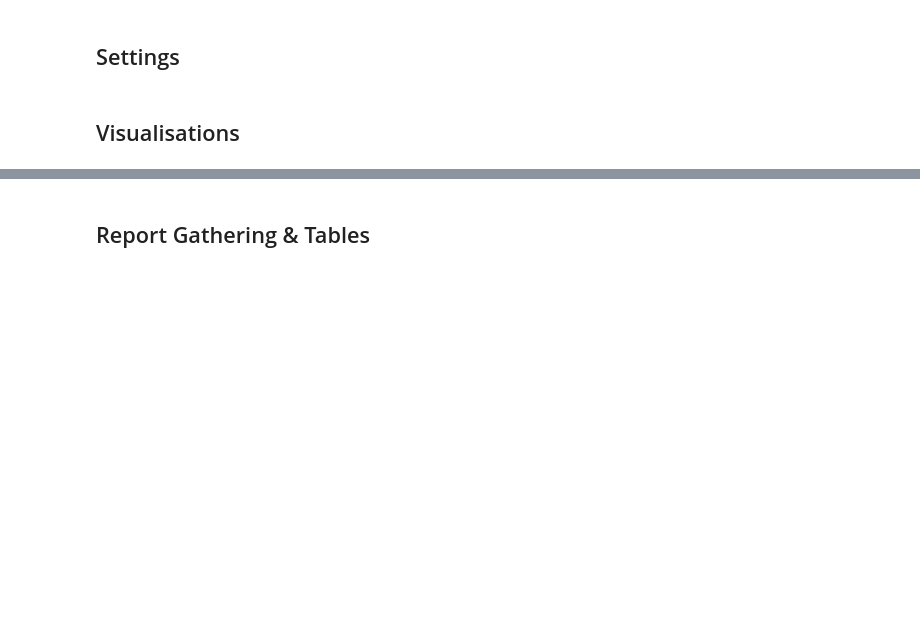
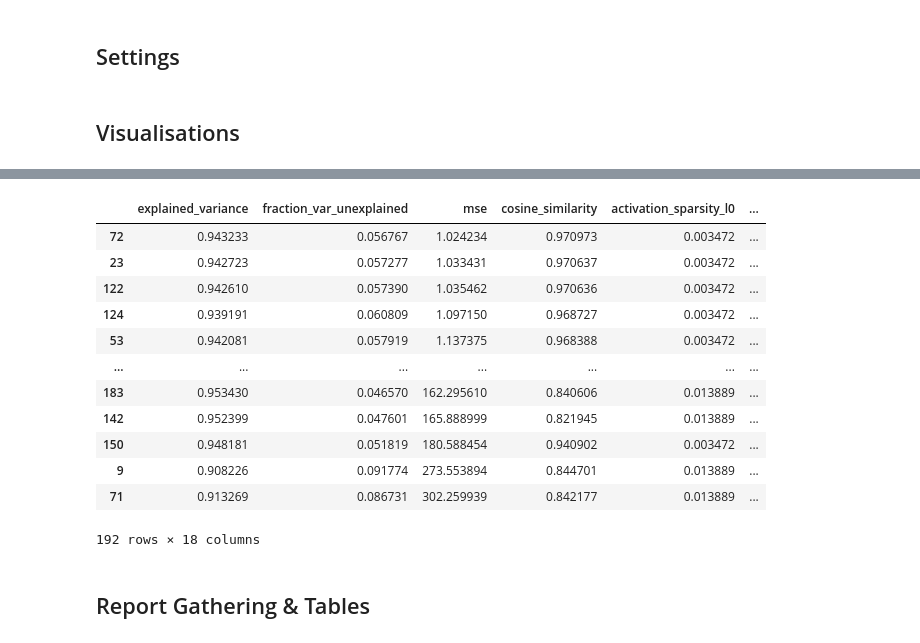
Before and after one commit to MisterXY89/sae-refusal-eval, a Jupyter notebook: src/result-reporting.ipynb, the cells around one changed output, grey strips where cells are left out. Drawn from its saved outputs; the diff is of its cells as text; code cells hidden in the pictures; blank space fills up the shorter version.

Commit message:
updated results

```diff
--- a/src/result-reporting.ipynb
+++ b/src/result-reporting.ipynb
@@ -36,0 +51,16 @@ Found 1 evaluation datasets. Generating a dashboard for each...
+# %%
+results_df.sort_values(by="mse", ascending=True)
+# %% [output]
+|  | explained_variance | fraction_var_unexplained | mse | cosine_similarity | activation_sparsity_l0 | ... |
+| 72 | 0.943233 | 0.056767 | 1.024234 | 0.970973 | 0.003472 | ... |
+| 23 | 0.942723 | 0.057277 | 1.033431 | 0.970637 | 0.003472 | ... |
+| 122 | 0.942610 | 0.057390 | 1.035462 | 0.970636 | 0.003472 | ... |
+| 124 | 0.939191 | 0.060809 | 1.097150 | 0.968727 | 0.003472 | ... |
+| 53 | 0.942081 | 0.057919 | 1.137375 | 0.968388 | 0.003472 | ... |
+| ... | ... | ... | ... | ... | ... | ... |
+| 183 | 0.953430 | 0.046570 | 162.295610 | 0.840606 | 0.013889 | ... |
+| 142 | 0.952399 | 0.047601 | 165.888999 | 0.821945 | 0.013889 | ... |
+| 150 | 0.948181 | 0.051819 | 180.588454 | 0.940902 | 0.003472 | ... |
+| 9 | 0.908226 | 0.091774 | 273.553894 | 0.844701 | 0.013889 | ... |
+| 71 | 0.913269 | 0.086731 | 302.259939 | 0.842177 | 0.013889 | ... |
+192 rows × 18 columns
```
Also changed, not shown: parts of 3 cells of this notebook, 6 other files.
